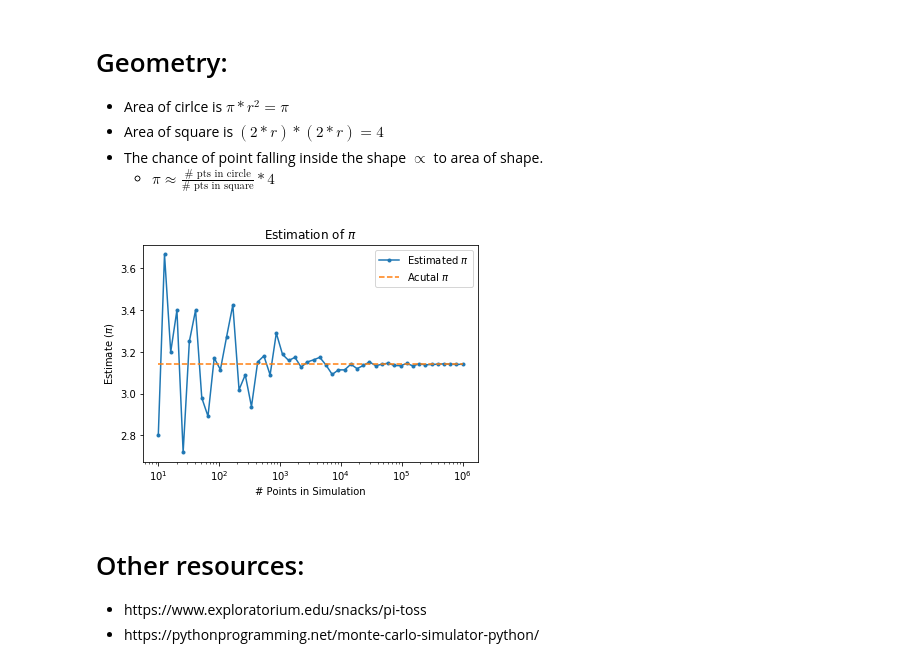
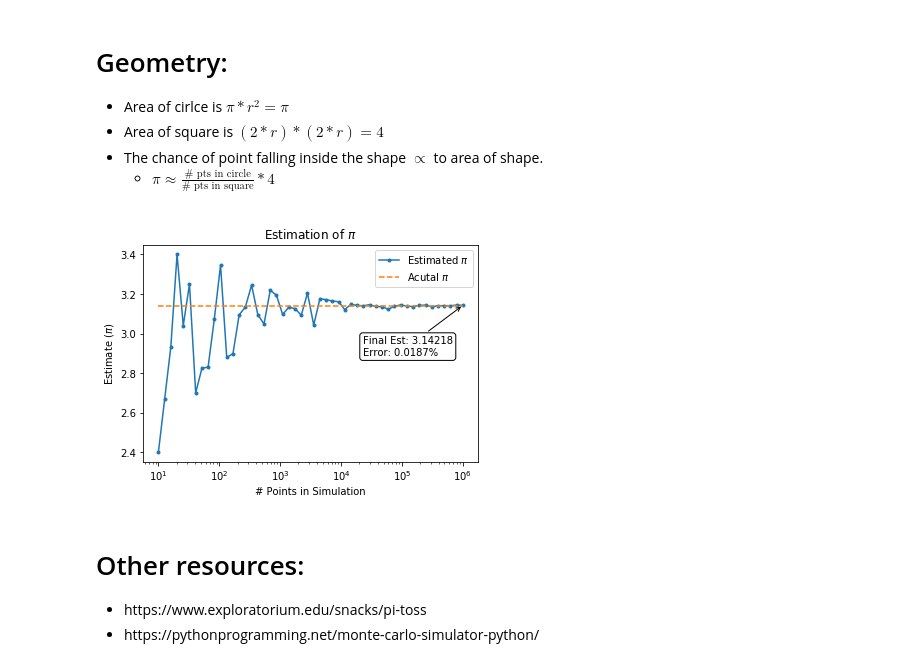
Before and after one commit to pjcrouse/estimate_pi, a Jupyter notebook: est_pi.ipynb, the cells around one changed output. Cells and saved outputs as stored; diff of their text form; code cells hidden in the pictures.

```diff
--- a/est_pi.ipynb
+++ b/est_pi.ipynb
@@ -7,7 +7,7 @@ import matplotlib.pyplot as plt
 def est_pi(size):
     pts = np.random.uniform(-1,1,size=(size, 2))
     inside = pts[:,0]**2 + pts[:,1]**2 < 1
-    pi = round(float(sum(inside)) / size * 4, 3)
+    pi = round(float(sum(inside)) / size * 4, 10)
     return pi, pts, inside
 
 _, pts, inside = est_pi(5000)
@@ -36,29 +36,37 @@ plt.show()
 # %%
 # setup sim
 sizes = np.logspace(1,6,50)
 x = []
 y = []
 for size in sizes:
     pi = est_pi(int(size))[0]
     x.append(size)
     y.append(pi)
-    error.append(np.abs(np.pi - pi)/np.pi)
 
-# setup plot
+# setup & create plot
+fig = plt.figure()
+ax = fig.add_subplot(111)
+pi = np.ones_like(x)*np.pi
 plt.plot(x,y, linestyle='solid', marker='.', label='Estimated $\pi$')
-pi = np.ones_like(x)*np.pi
+plt.plot(x, pi, linestyle='dashed', label='Acutal $\pi$')
 
-# style and show the plot
-plt.plot(x, pi, linestyle='dashed', label='Acutal $\pi$')
+# style the plot
 plt.xscale('log')
 plt.legend()
 plt.xlabel('# Points in Simulation')
 plt.ylabel('Estimate ($\pi$)')
 plt.title('Estimation of $\pi$')
 
+# label the last point
+final_est = (x[-1], y[-1])
+ax.annotate(f'Final Est: {final_est[1]}\nError: {np.abs(np.pi-final_est[1])/np.pi*100:.4f}%',
+            xy=final_est, xycoords='data', xytext=(-100,-50), textcoords='offset points',
+            arrowprops=dict(arrowstyle="->"), bbox=dict(boxstyle="round", fc="w"))
+
+# show the plot
 plt.show()
 # %% [output]
-[figure, old version]
+[figure, new version]
 # %% [markdown]
 <h1>Other resources:</h1>
 <ul>
```
Also changed, not shown: parts of 1 cell of this notebook.
